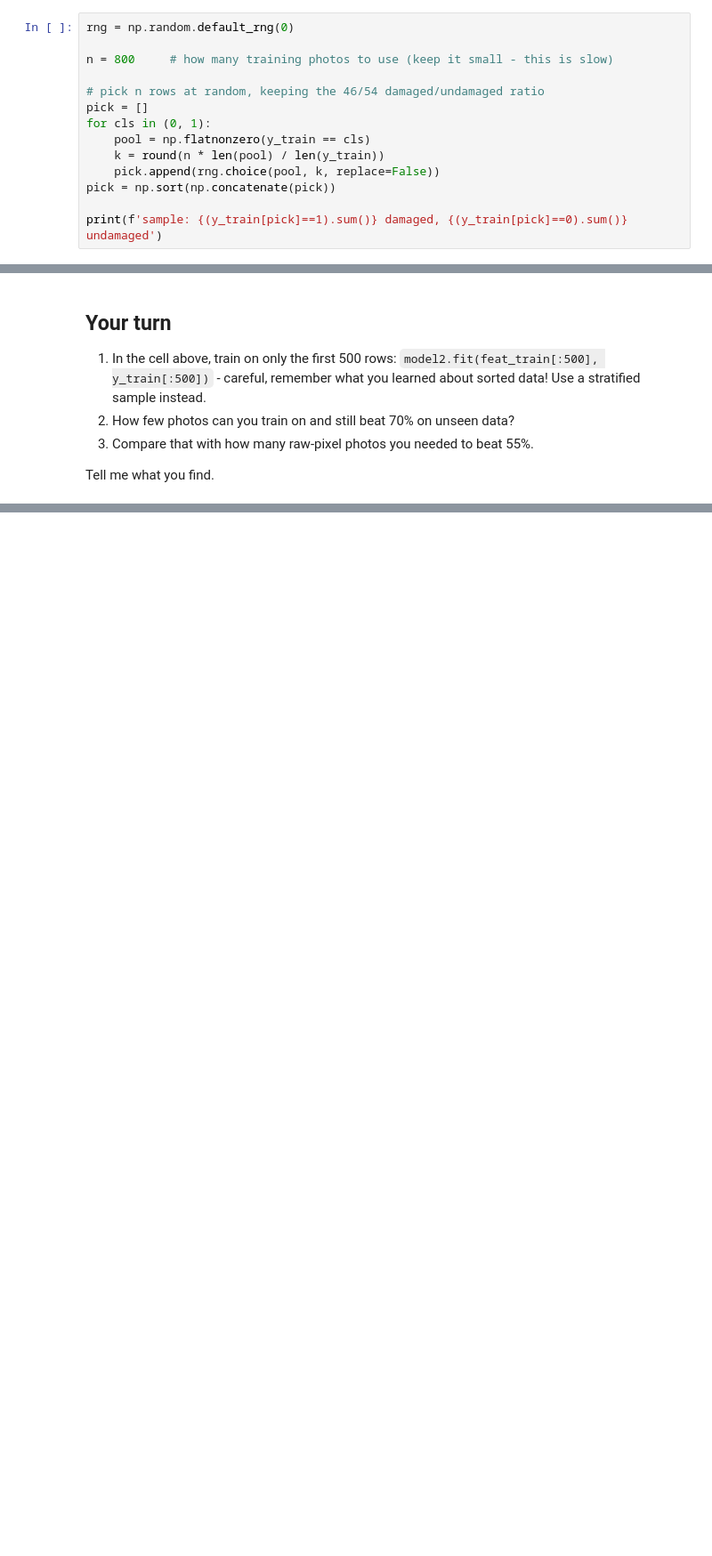
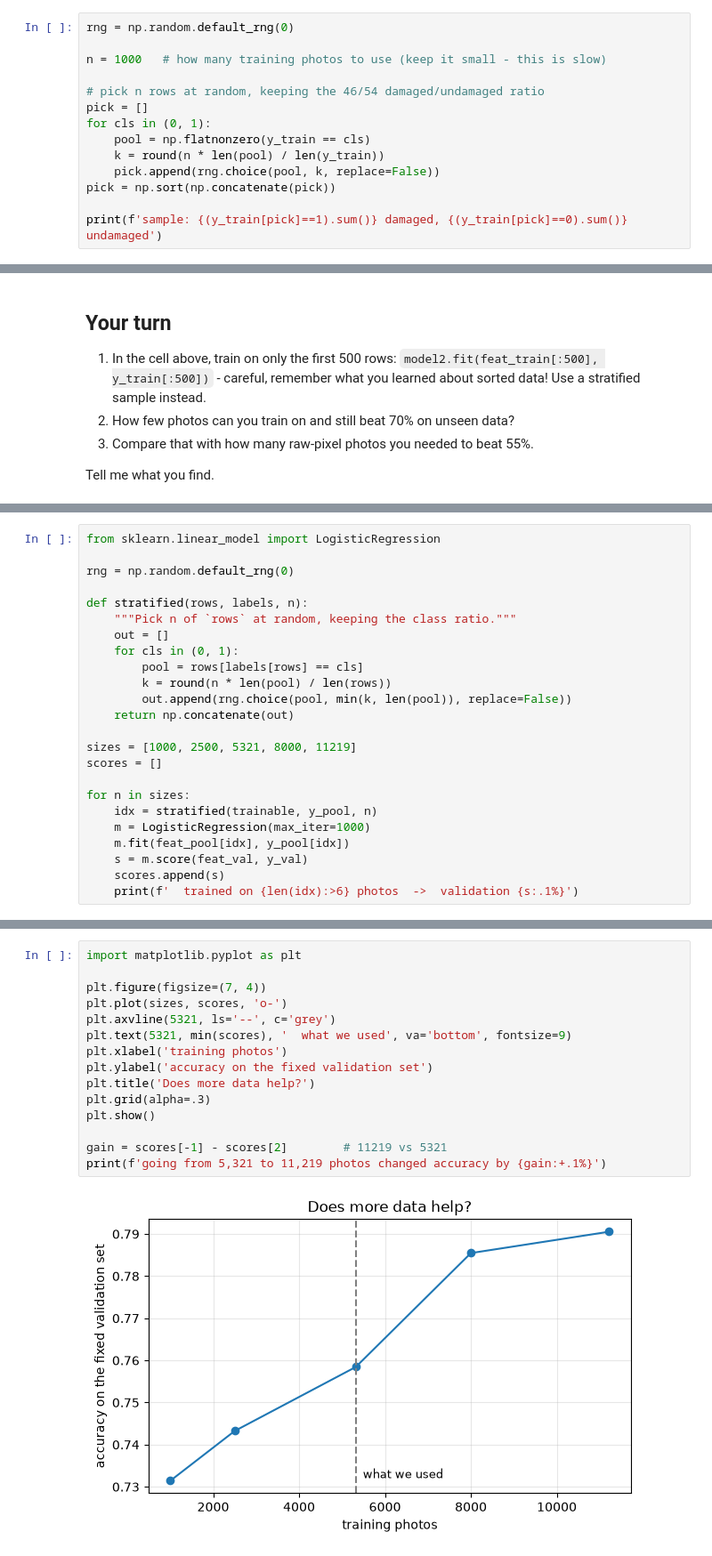
Before and after one commit to sanjithks15-cyber/structural-damage-classification, a Jupyter notebook: notebooks/learn.ipynb, the cells around one changed output, grey strips where cells are left out. Shown at 89% size. Saved outputs shown, nothing was run; the diff lists cells and outputs as text; blank space fills up the shorter version.

```diff
--- a/notebooks/learn.ipynb
+++ b/notebooks/learn.ipynb
@@ -214,7 +230,7 @@ a *stratified* sample.
 # %%
 rng = np.random.default_rng(0)
 
-n = 800     # how many training photos to use (keep it small - this is slow)
+n = 1000   # how many training photos to use (keep it small - this is slow)
 
 # pick n rows at random, keeping the 46/54 damaged/undamaged ratio
 pick = []
@@ -384,0 +471,24 @@ Tell me what you find.
+# %%
+from sklearn.linear_model import LogisticRegression
+
+rng = np.random.default_rng(0)
+
+def stratified(rows, labels, n):
+    """Pick n of `rows` at random, keeping the class ratio."""
+    out = []
+    for cls in (0, 1):
+        pool = rows[labels[rows] == cls]
+        k = round(n * len(pool) / len(rows))
+        out.append(rng.choice(pool, min(k, len(pool)), replace=False))
+    return np.concatenate(out)
+
+sizes = [1000, 2500, 5321, 8000, 11219]
+scores = []
+
+for n in sizes:
+    idx = stratified(trainable, y_pool, n)
+    m = LogisticRegression(max_iter=1000)
+    m.fit(feat_pool[idx], y_pool[idx])
+    s = m.score(feat_val, y_val)
+    scores.append(s)
+    print(f'  trained on {len(idx):>6} photos  ->  validation {s:.1%}')
@@ -384,0 +501,17 @@ Tell me what you find.
+# %%
+import matplotlib.pyplot as plt
+
+plt.figure(figsize=(7, 4))
+plt.plot(sizes, scores, 'o-')
+plt.axvline(5321, ls='--', c='grey')
+plt.text(5321, min(scores), '  what we used', va='bottom', fontsize=9)
+plt.xlabel('training photos')
+plt.ylabel('accuracy on the fixed validation set')
+plt.title('Does more data help?')
+plt.grid(alpha=.3)
+plt.show()
+
+gain = scores[-1] - scores[2]        # 11219 vs 5321
+print(f'going from 5,321 to 11,219 photos changed accuracy by {gain:+.1%}')
+# %% [output]
+[figure, added]
```
Also changed, not shown: parts of 15 cells of this notebook, 7 other files.
